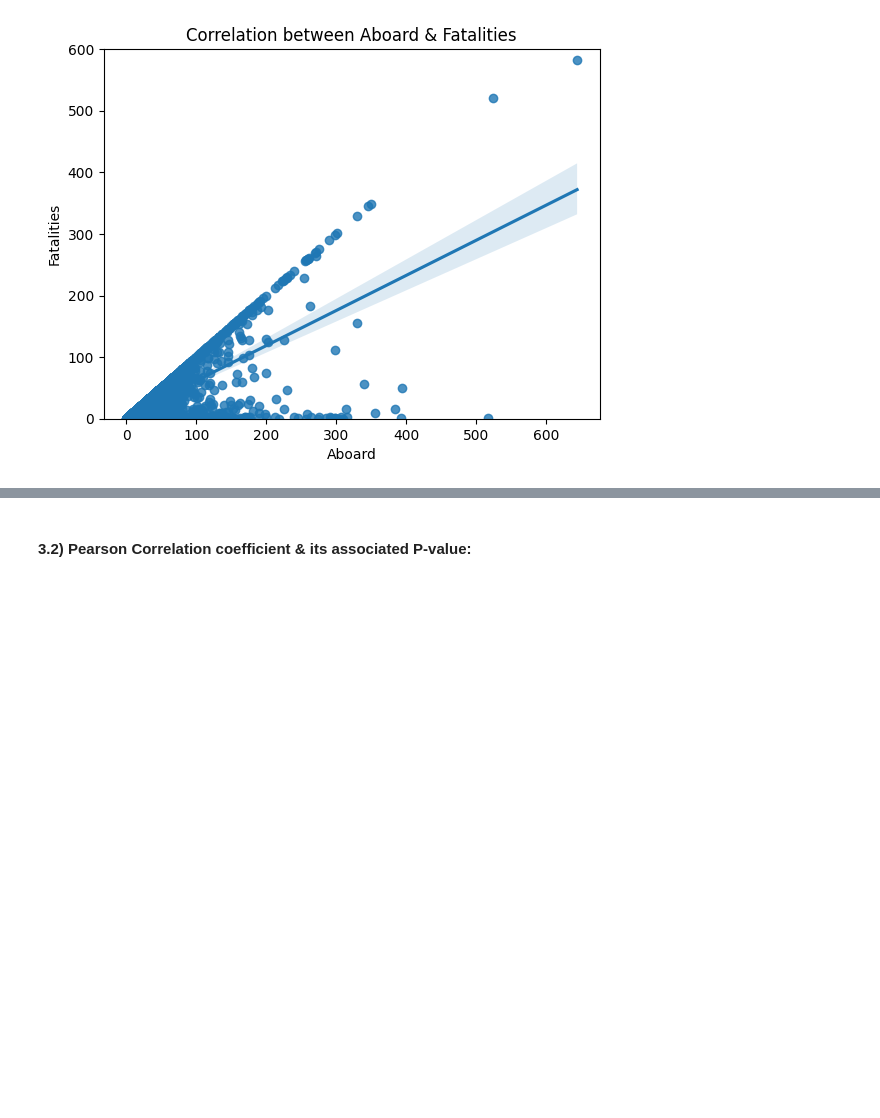
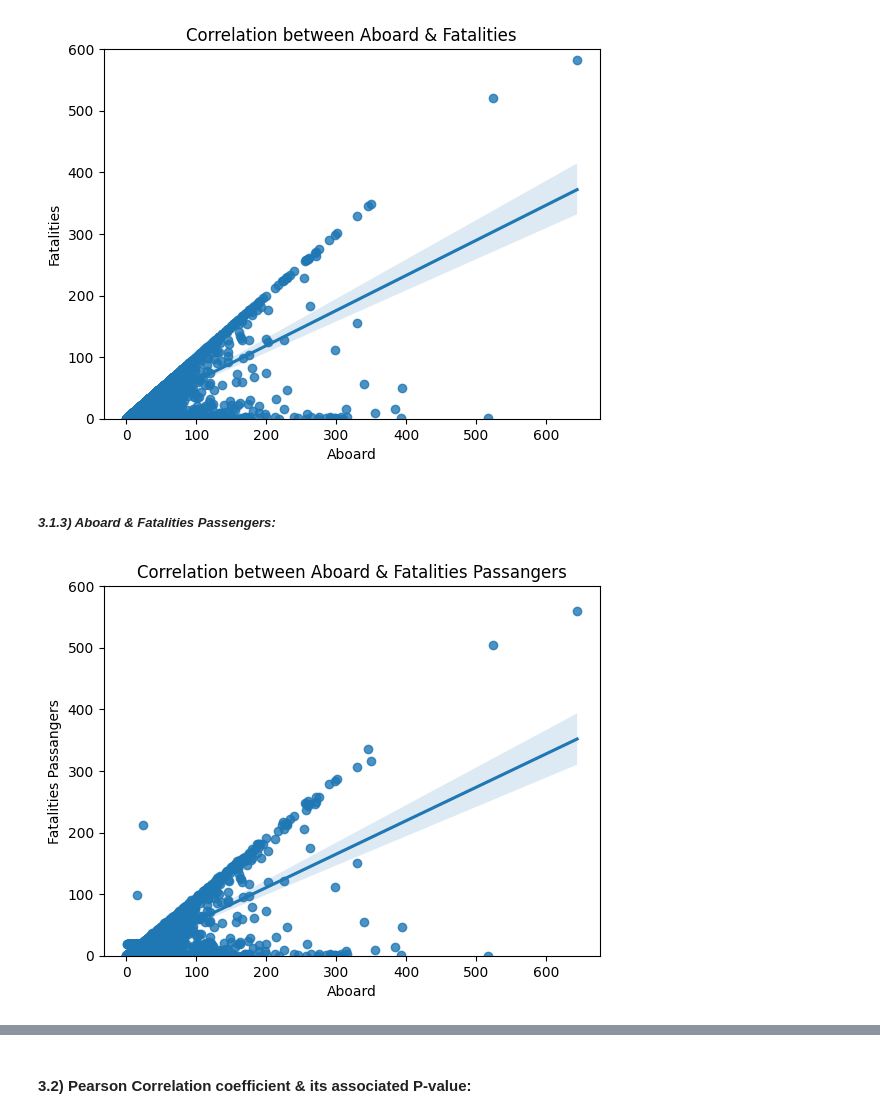
Before and after one commit to AbdessamadTzn/Dat-Analysis, a Jupyter notebook: Analyzing Flight Crashes/analyzing_flight_crashes.ipynb, the cells around one changed output, grey strips where cells are left out. Drawn from its saved outputs; the diff is of its cells as text; code cells hidden in the pictures; blank space fills up the shorter version.

Commit message:
EDA - Correlation between Aboard Passangers & Fatalities

```diff
--- a/Analyzing Flight Crashes/analyzing_flight_crashes.ipynb
+++ b/Analyzing Flight Crashes/analyzing_flight_crashes.ipynb
@@ -526,3 +526,12 @@ plt.title('Correlation between Aboard & Fatalities')
 plt.show()
 # %% [output]
 [figure]
+# %% [markdown]
+##### ***3.1.3) Aboard & Fatalities Passengers:***
+# %%
+sns.regplot(x='Aboard', y='Fatalities Passangers', data=df)
+plt.ylim(0, 600)
+plt.title('Correlation between Aboard & Fatalities Passangers')
+plt.show()
+# %% [output]
+[figure, added]
```
Also changed, not shown: parts of 10 cells of this notebook.
